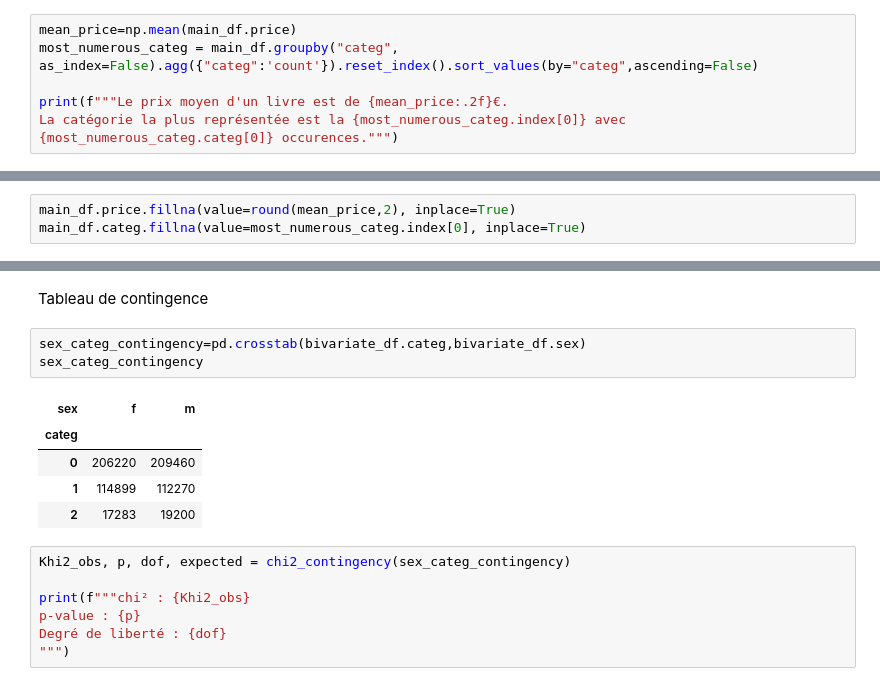
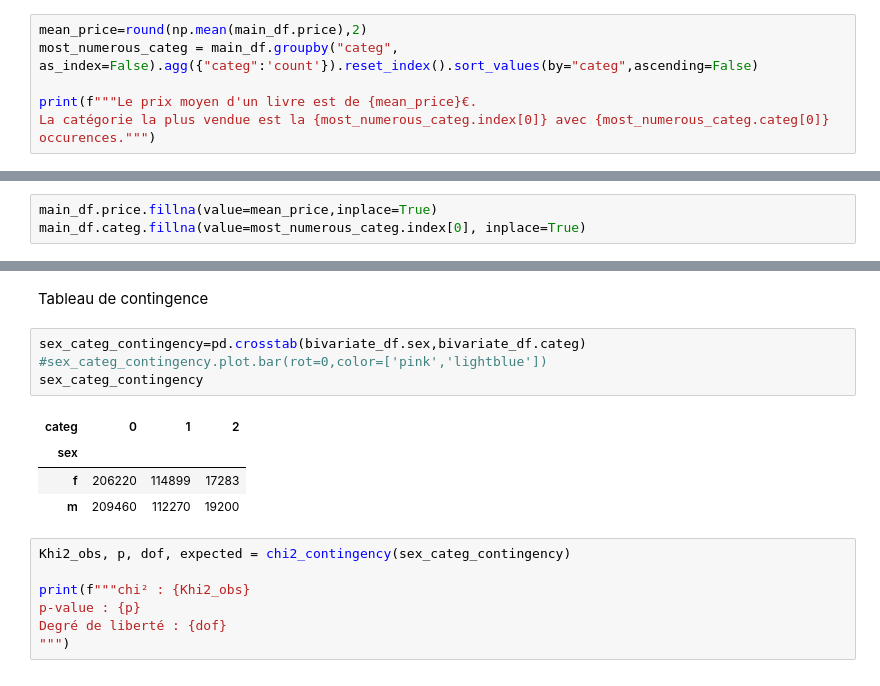
Before and after one commit to dumbor/P6---Analyse-de-ventes, a Jupyter notebook: Analysez les ventes d'une librairie.ipynb, the cells around one changed output, grey strips where cells are left out. Cells and saved outputs as stored; diff of their text form.

```diff
--- a/Analysez les ventes d'une librairie.ipynb
+++ b/Analysez les ventes d'une librairie.ipynb
@@ -423,8 +421,8 @@ Je vais appliquer le prix moyen au produit manquant, et la catégorie ayant le p
 # %%
-mean_price=np.mean(main_df.price)
+mean_price=round(np.mean(main_df.price),2)
 most_numerous_categ = main_df.groupby("categ", as_index=False).agg({"categ":'count'}).reset_index().sort_values(by="categ",ascending=False)
 
-print(f"""Le prix moyen d'un livre est de {mean_price:.2f}€.
-La catégorie la plus représentée est la {most_numerous_categ.index[0]} avec {most_numerous_categ.categ[0]} occurences.""")
+print(f"""Le prix moyen d'un livre est de {mean_price}€.
+La catégorie la plus vendue est la {most_numerous_categ.index[0]} avec {most_numerous_categ.categ[0]} occurences.""")
 # %% [output]
 Le prix moyen d'un livre est de 17.45€.
@@ -432,5 +430,5 @@ La catégorie la plus représentée est la 0 avec 415459 occurences.
 # %%
-main_df.price.fillna(value=round(mean_price,2), inplace=True)
+main_df.price.fillna(value=mean_price,inplace=True)
 main_df.categ.fillna(value=most_numerous_categ.index[0], inplace=True)
 # %% [markdown]
 Vérification de la modification
@@ -1860,14 +1848,14 @@ plt.show()
 # %% [markdown]
 Tableau de contingence
 # %%
-sex_categ_contingency=pd.crosstab(bivariate_df.categ,bivariate_df.sex)
+sex_categ_contingency=pd.crosstab(bivariate_df.sex,bivariate_df.categ)
+#sex_categ_contingency.plot.bar(rot=0,color=['pink','lightblue'])
 sex_categ_contingency
 # %% [output]
-| sex | f | m |
-| categ |  |  |
-| 0 | 206220 | 209460 |
-| 1 | 114899 | 112270 |
-| 2 | 17283 | 19200 |
+| categ | 0 | 1 | 2 |
+| sex |  |  |  |
+| f | 206220 | 114899 | 17283 |
+| m | 209460 | 112270 | 19200 |
 # %%
 Khi2_obs, p, dof, expected = chi2_contingency(sex_categ_contingency)
 
```
Also changed, not shown: parts of 36 cells of this notebook.
